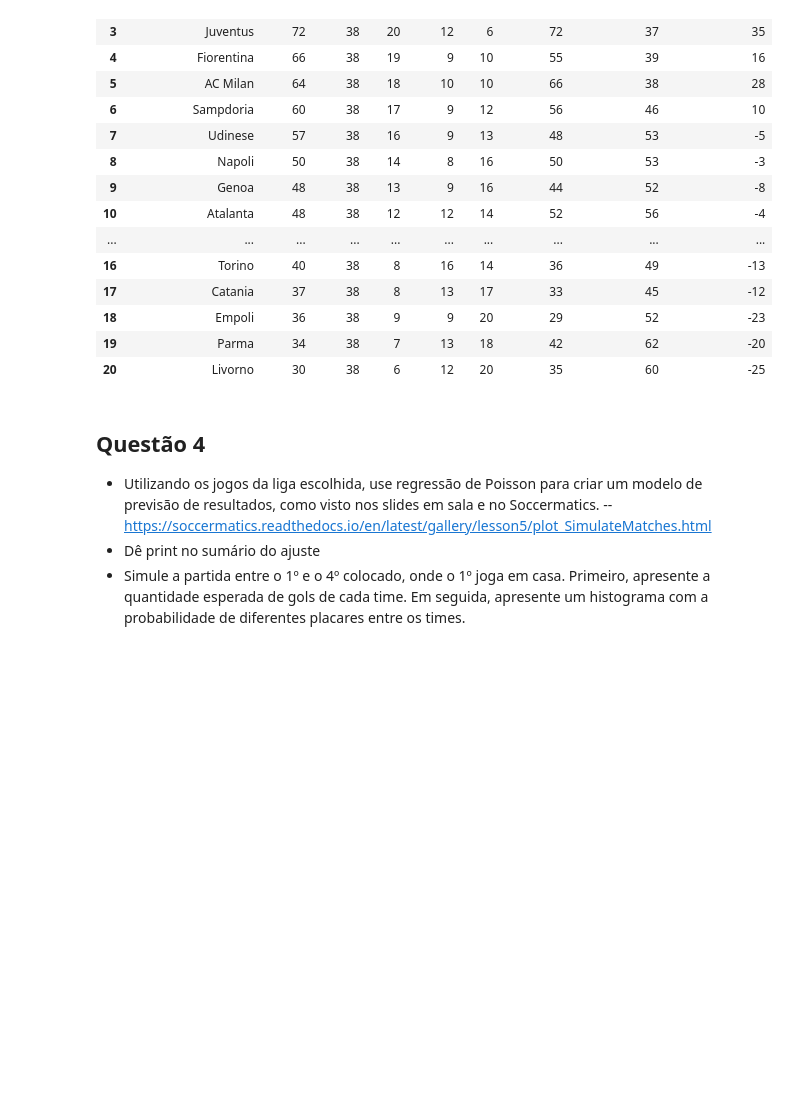
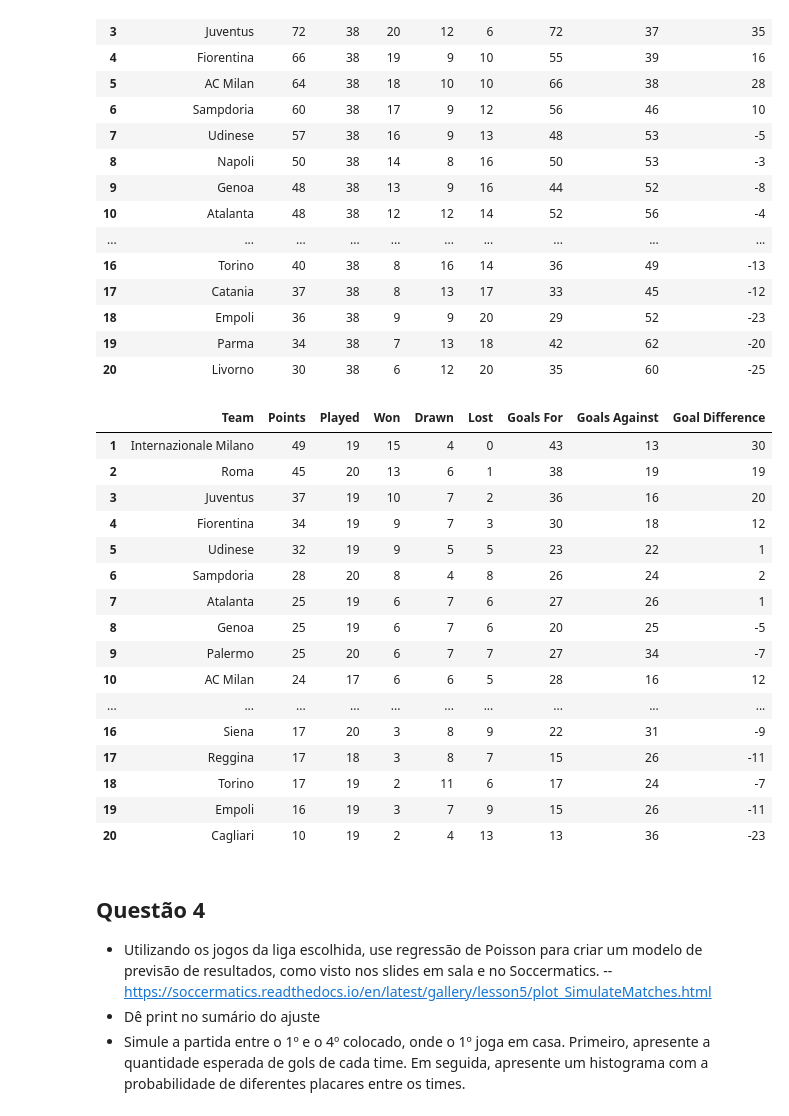
Before and after one commit to paduathiago/Data-Science-Applied-to-Soccer, a Jupyter notebook: ativ_1.ipynb, the cells around one changed output. Cells and saved outputs as stored; diff of their text form; code cells hidden in the pictures; blank space fills up the shorter version.

```diff
--- a/ativ_1.ipynb
+++ b/ativ_1.ipynb
@@ -222,6 +222,27 @@ display(ita1_table)
 | 18 | Empoli | 36 | 38 | 9 | 9 | 20 | 29 | 52 | -23 |
 | 19 | Parma | 34 | 38 | 7 | 13 | 18 | 42 | 62 | -20 |
 | 20 | Livorno | 30 | 38 | 6 | 12 | 20 | 35 | 60 | -25 |
+# %%
+ita1_first_half = create_and_mount_table(italian_league_0708, num_of_matches=190)
+display(ita1_first_half)
+# %% [output]
+|  | Team | Points | Played | Won | Drawn | Lost | Goals For | Goals Against | Goal Difference |
+| 1 | Internazionale Milano | 49 | 19 | 15 | 4 | 0 | 43 | 13 | 30 |
+| 2 | Roma | 45 | 20 | 13 | 6 | 1 | 38 | 19 | 19 |
+| 3 | Juventus | 37 | 19 | 10 | 7 | 2 | 36 | 16 | 20 |
+| 4 | Fiorentina | 34 | 19 | 9 | 7 | 3 | 30 | 18 | 12 |
+| 5 | Udinese | 32 | 19 | 9 | 5 | 5 | 23 | 22 | 1 |
+| 6 | Sampdoria | 28 | 20 | 8 | 4 | 8 | 26 | 24 | 2 |
+| 7 | Atalanta | 25 | 19 | 6 | 7 | 6 | 27 | 26 | 1 |
+| 8 | Genoa | 25 | 19 | 6 | 7 | 6 | 20 | 25 | -5 |
+| 9 | Palermo | 25 | 20 | 6 | 7 | 7 | 27 | 34 | -7 |
+| 10 | AC Milan | 24 | 17 | 6 | 6 | 5 | 28 | 16 | 12 |
+| ... | ... | ... | ... | ... | ... | ... | ... | ... | ... |
+| 16 | Siena | 17 | 20 | 3 | 8 | 9 | 22 | 31 | -9 |
+| 17 | Reggina | 17 | 18 | 3 | 8 | 7 | 15 | 26 | -11 |
+| 18 | Torino | 17 | 19 | 2 | 11 | 6 | 17 | 24 | -7 |
+| 19 | Empoli | 16 | 19 | 3 | 7 | 9 | 15 | 26 | -11 |
+| 20 | Cagliari | 10 | 19 | 2 | 4 | 13 | 13 | 36 | -23 |
 # %% [markdown]
 ## Questão 4
 - Utilizando os jogos da liga escolhida, use regressão de Poisson para criar um modelo de previsão de resultados, como visto nos slides em sala e no Soccermatics.
```
